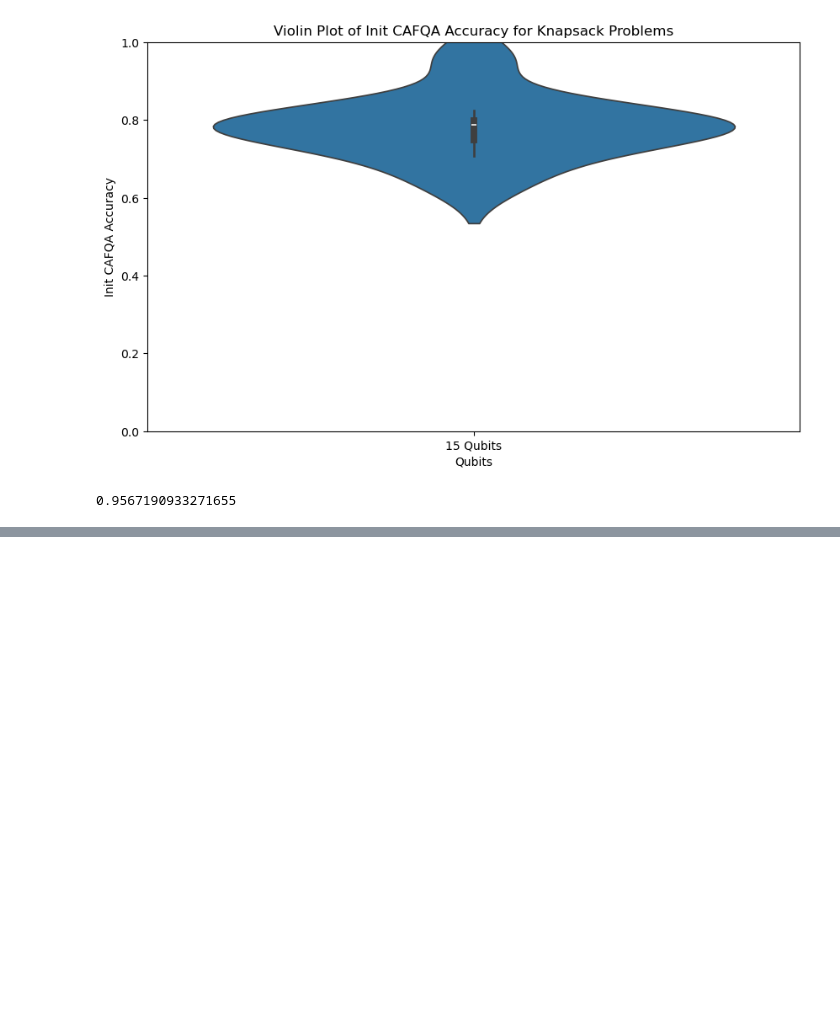
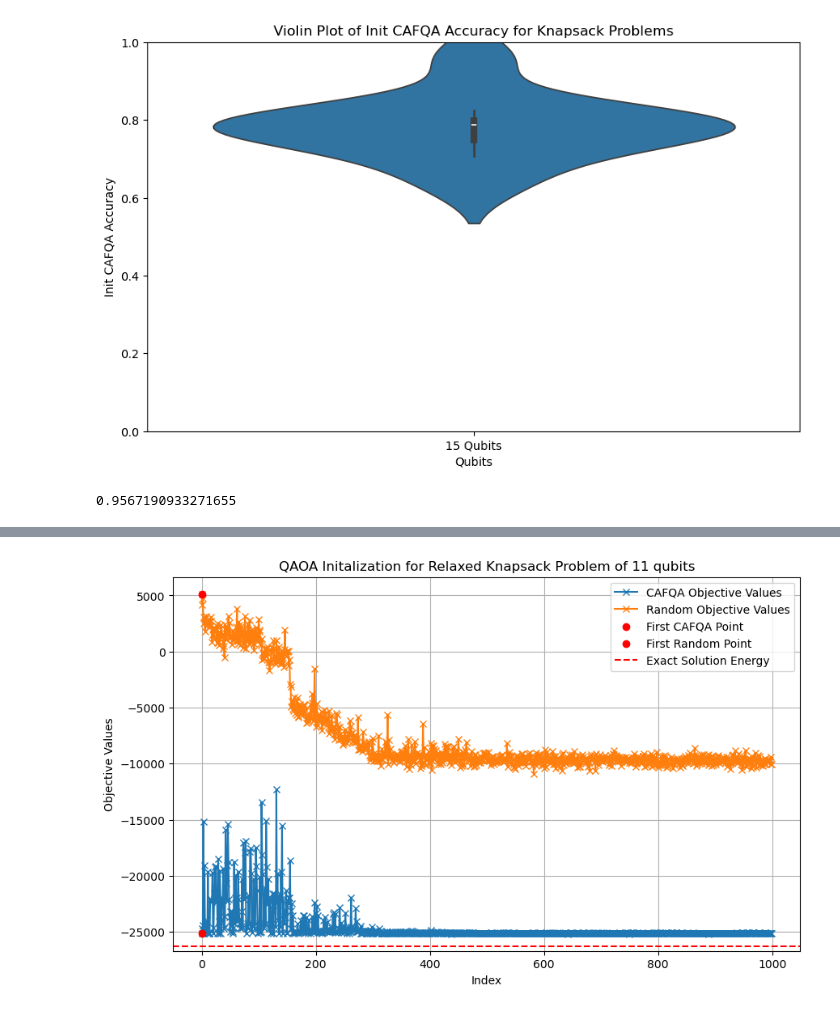
Before and after one commit to d-bharadwaj/SPIQ, a Jupyter notebook: playground_scripts/plotting_notebook.ipynb, the cells around one changed output, grey strips where cells are left out. Drawn from its saved outputs; the diff is of its cells as text; code cells hidden in the pictures; blank space fills up the shorter version.

```diff
--- a/playground_scripts/plotting_notebook.ipynb
+++ b/playground_scripts/plotting_notebook.ipynb
@@ -367,0 +388,30 @@ plt.show()
+# %%
+# Extract the values from the dictionary
+cafqa_values = single_data['CAFQA_objective_values']
+random_values = single_data['Random_objective_values']
+
+# Create a range for the x-axis (indices)
+indices = range(len(cafqa_values))
+
+# Plot the values
+plt.figure(figsize=(10, 6))
+plt.plot(indices, cafqa_values, label='CAFQA Objective Values', marker='x')
+plt.plot(indices, random_values, label='Random Objective Values', marker='x')
+
+# Highlight the first point in red
+plt.scatter(0, cafqa_values[0], color='red', label='First CAFQA Point', zorder=5)
+plt.scatter(0, random_values[0], color='red', label='First Random Point', zorder=5)
+
+# Plot the Exact_solution_energy as a dotted horizontal line
+exact_solution_energy = single_data['Exact_solution_energy']
+plt.axhline(y=exact_solution_energy, color='r', linestyle='--', label='Exact Solution Energy')
+
+# Add labels, title, legend, and grid
+plt.xlabel('Index')
+plt.ylabel('Objective Values')
+plt.title('QAOA Initalization for Relaxed Knapsack Problem of 11 qubits')
+plt.legend()
+plt.grid()
+plt.show()
+# %% [output]
+[figure, added]
```
Also changed, not shown: parts of 7 cells of this notebook, 38 other files.
